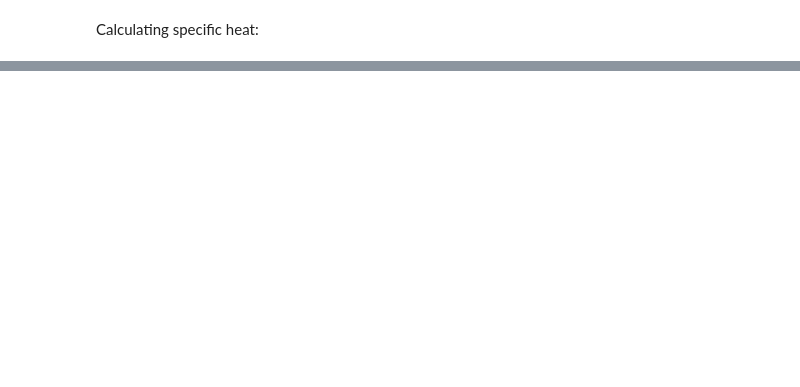
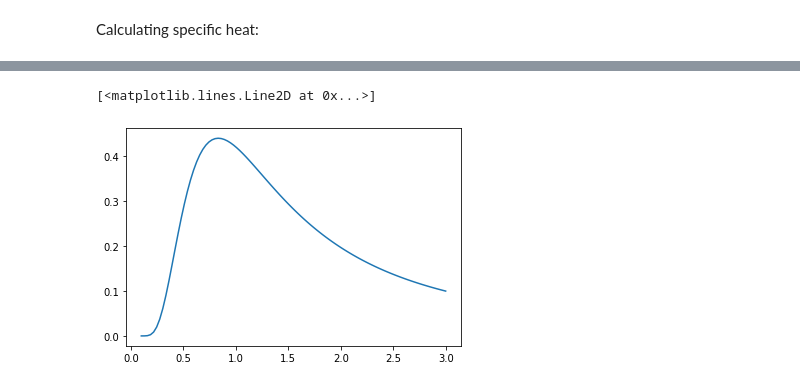
Before and after one commit to aremorov/mc_is, a Jupyter notebook: 1d_ising_model.ipynb, the cells around one changed output, grey strips where cells are left out. Drawn from its saved outputs; the diff is of its cells as text; code cells hidden in the pictures; blank space fills up the shorter version.

```diff
--- a/1d_ising_model.ipynb
+++ b/1d_ising_model.ipynb
@@ -272,0 +349,8 @@ len(energy_list)
+# %%
+analytic_c(1)
+T1 = np.linspace(0.1, 3, 100)
+b1 = 1/T1
+plt.plot(T1, analytic_c(b1))
+# %% [output]
+[<matplotlib.lines.Line2D at 0x...>]
+[figure, added]
```
Also changed, not shown: parts of 19 cells of this notebook, 1 other file.
